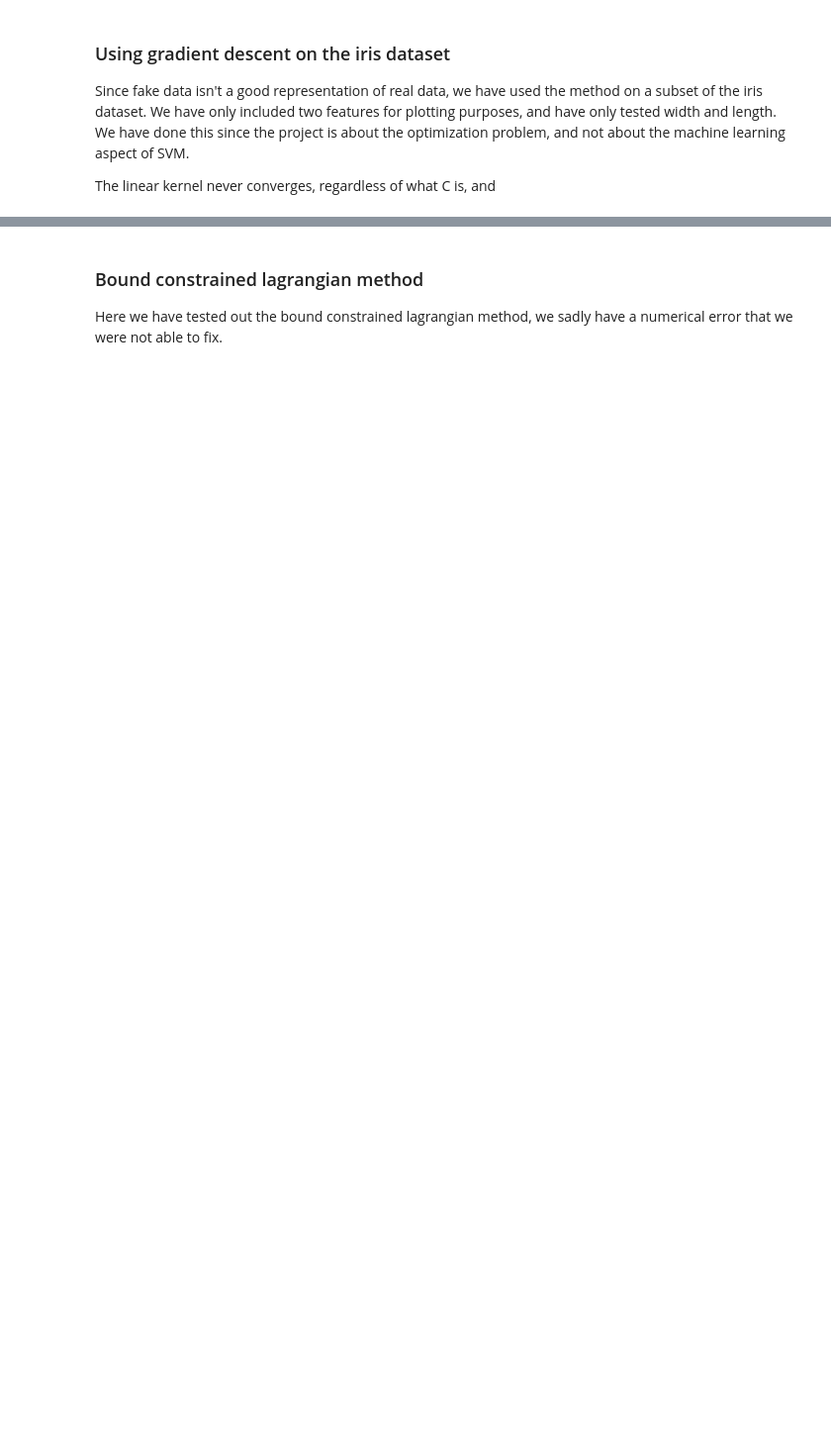
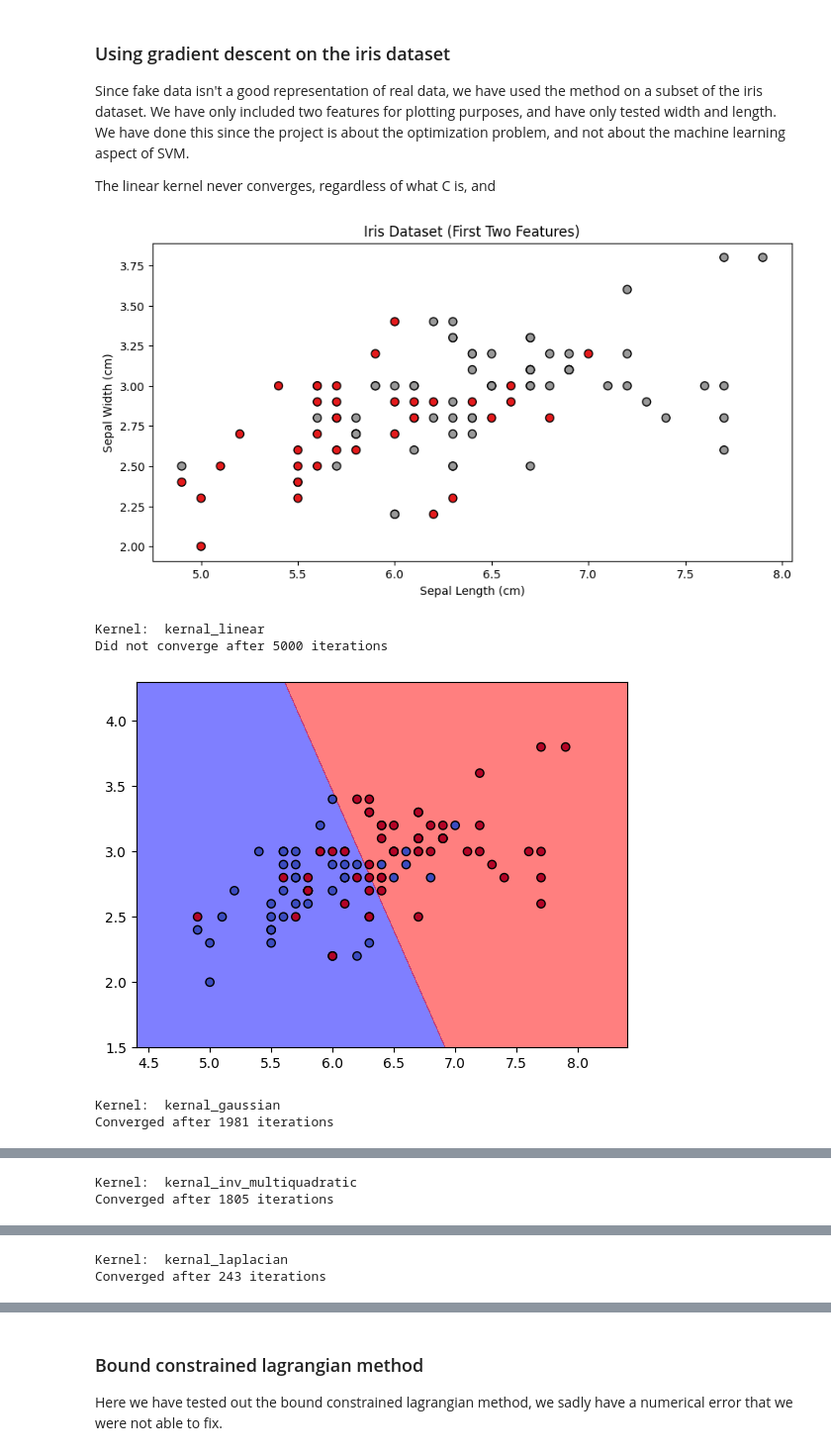
Before and after one commit to 1rideee/Optimering-1, a Jupyter notebook: main.ipynb, the cells around one changed output, grey strips where cells are left out. Shown at 99% size. Cells and saved outputs as stored; diff of their text form; code cells hidden in the pictures; blank space fills up the shorter version.

```diff
--- a/main.ipynb
+++ b/main.ipynb
@@ -131,28 +175,37 @@ The linear kernel never converges, regardless of what C is, and
 # %%
 
 iris = load_iris()
 X = iris.data[:, :2][50:150]  # We'll use only the first two features for visualization
 Y = iris.target[50:150]
 Y[Y==1] = -1  # Convert to -1 and 1 for the SVM classification to work
 Y[Y==2] = 1
 
 
 plt.figure(figsize=(10, 5))
 plt.scatter(X[:, 0], X[:, 1], c=Y, cmap=plt.cm.Set1, s=50, edgecolors='k')
 plt.title('Iris Dataset (First Two Features)')
 plt.xlabel('Sepal Length (cm)')
 plt.ylabel('Sepal Width (cm)')
 plt.show()
 
 alpha0 = np.zeros(len(Y))
 ker = kernal_gaussian
 G = pairwise_kernels(X, metric=ker)
 C= 100
 xlim = np.array([X[:, 0].min()-0.5, X[:, 0].max()+0.5])
 ylim = np.array([X[:, 1].min()-0.5, X[:, 1].max()+0.5])
 
+niter = 5000
+tol = 1e-5
 for ker in kernels:
     print("Kernel: ", ker.__name__)
     plt.xlim(xlim)
     plt.ylim(ylim)
     test_kernel(alpha0, X, Y, ker, niter=niter, C=C, tau0=tau, tol=tol)
+# %% [output]
+[figure, added]
+Kernel:  kernal_linear
+Did not converge after 5000 iterations
+[figure, added]
+Kernel:  kernal_gaussian
+Converged after 1981 iterations
@@ -158,0 +213,2 @@ for ker in kernels:
+Kernel:  kernal_inv_multiquadratic
+Converged after 1805 iterations
@@ -158,0 +216,2 @@ for ker in kernels:
+Kernel:  kernal_laplacian
+Converged after 243 iterations
```
Also changed, not shown: parts of 8 cells of this notebook, 1 other file.
